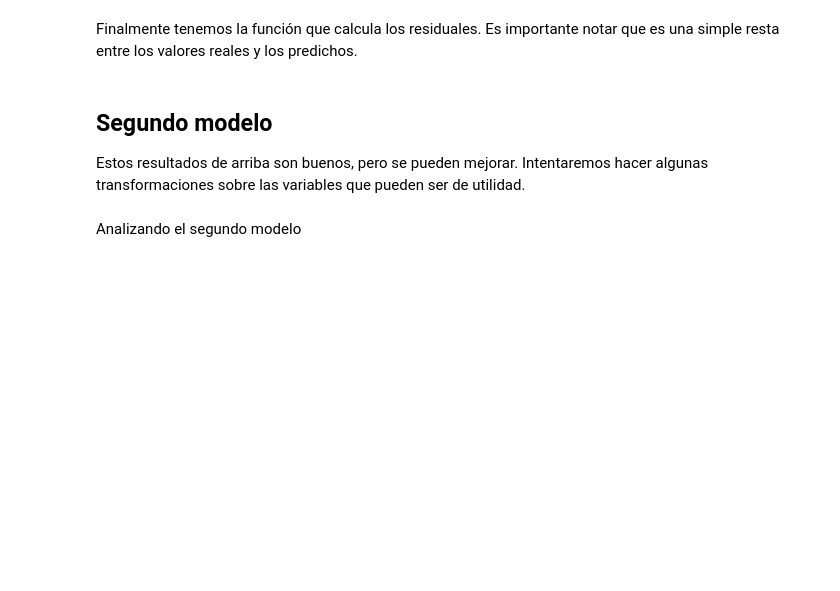
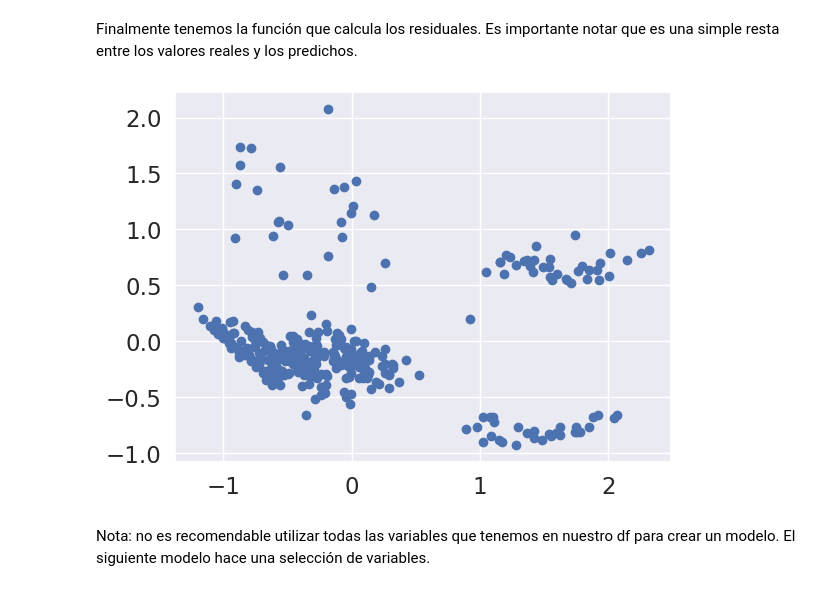
Before and after one commit to adolfo85/gastosmedicos, a Jupyter notebook: notebookInsurance.ipynb, the cells around one changed output. Saved outputs shown, nothing was run; the diff lists cells and outputs as text; code cells hidden in the pictures; blank space fills up the shorter version.

```diff
--- a/notebookInsurance.ipynb
+++ b/notebookInsurance.ipynb
@@ -208,3 +208,8 @@ from regressors import stats
 #Limpiamos un poco los datos del modelo porque esta función necesita que la pendiente de los datos tenga una forma específica.
 model.intercept_ = model.intercept_[0]
 model.coef_ = model.coef_.reshape(-1)
+# %%
+#Utilizamos la función summary:
+y_test = y_test.reshape(-1)
+print('resultado:')
+stats.summary(model, X_test, y_test, X_cols)
@@ -211,7 +243,10 @@ model.coef_ = model.coef_.reshape(-1)
 # %% [markdown]
 Finalmente tenemos la función que calcula los residuales. Es importante notar que es una simple resta entre los valores reales y los predichos.
-# %% [markdown]
-## Segundo modelo
-Estos resultados de arriba son buenos, pero se pueden mejorar. Intentaremos hacer algunas transformaciones sobre las variables que pueden ser de utilidad.
-# %% [markdown]
-Analizando el segundo modelo
+# %%
+residuals = np.subtract (y_test, y_pred.reshape(-1))
+plt.scatter(y_pred, residuals)
+plt.show()
+# %% [output]
+[figure, added]
+# %% [markdown]
+Nota: no es recomendable utilizar todas las variables que tenemos en nuestro df para crear un modelo. El siguiente modelo hace una selección de variables.
```
Also changed, not shown: parts of 14 cells of this notebook.
